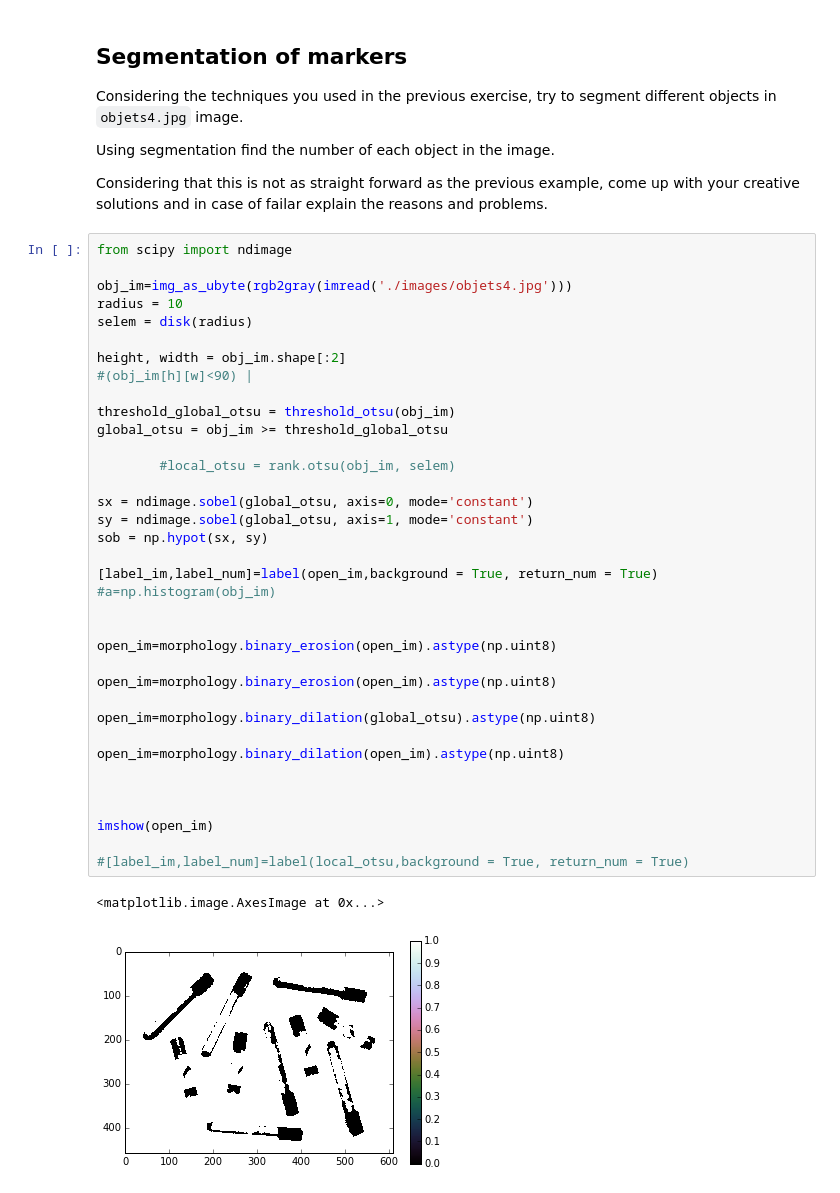
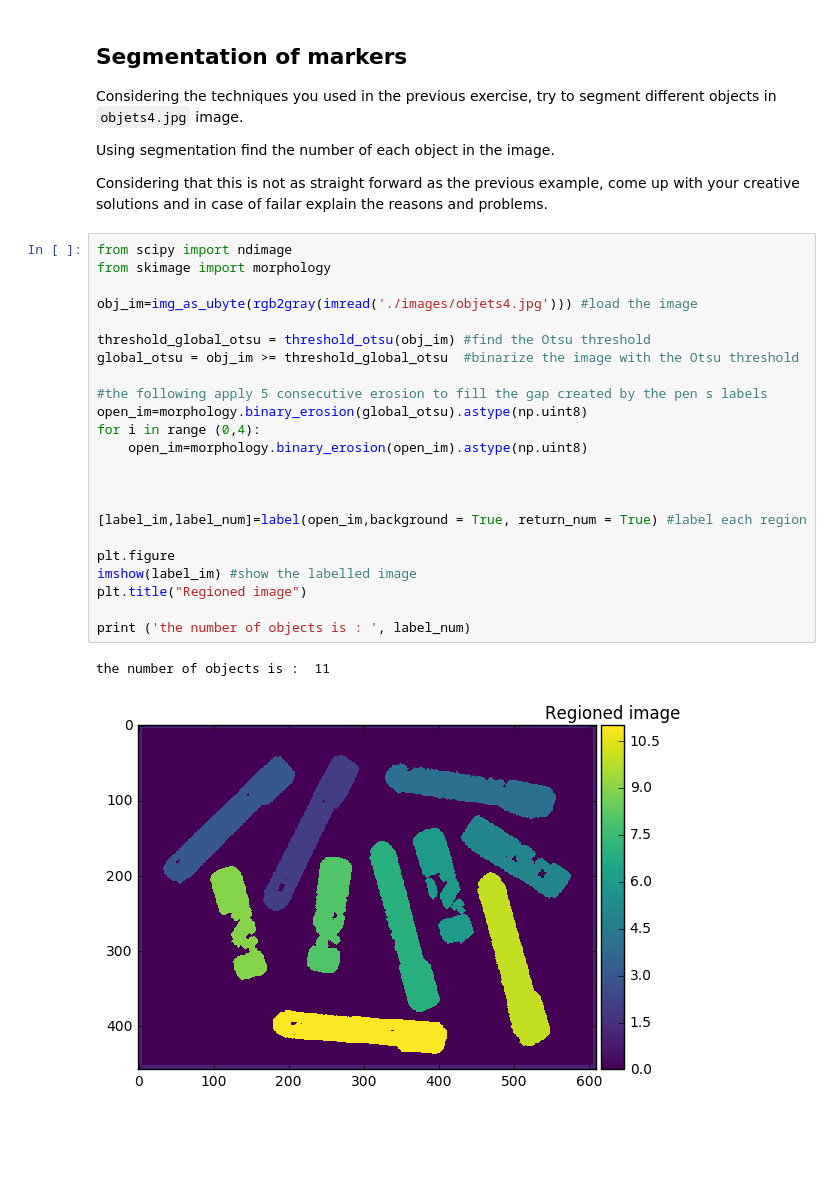
Before and after one commit to savinienb/B31XB-IIP-TP-1617, a Jupyter notebook: 5-segmentation/segmentation.ipynb, the cells around one changed output. Drawn from its saved outputs; the diff is of its cells as text; blank space fills up the shorter version.

```diff
--- a/5-segmentation/segmentation.ipynb
+++ b/5-segmentation/segmentation.ipynb
@@ -122,42 +126,29 @@ Considering the techniques you used in the previous exercise, try to segment dif
 Using segmentation find the number of each object in the image.
 
 Considering that this is not as straight forward as the previous example, come up with your creative solutions and in case of failar explain the reasons and problems.
-# %%
-from scipy import ndimage
-
-obj_im=img_as_ubyte(rgb2gray(imread('./images/objets4.jpg')))
-radius = 10
-selem = disk(radius)
-
-height, width = obj_im.shape[:2]
-#(obj_im[h][w]<90) |
-
-threshold_global_otsu = threshold_otsu(obj_im)
-global_otsu = obj_im >= threshold_global_otsu
-
-        #local_otsu = rank.otsu(obj_im, selem)
-
-sx = ndimage.sobel(global_otsu, axis=0, mode='constant')
-sy = ndimage.sobel(global_otsu, axis=1, mode='constant')
-sob = np.hypot(sx, sy)
-
-[label_im,label_num]=label(open_im,background = True, return_num = True)
-#a=np.histogram(obj_im)
-
-
-open_im=morphology.binary_erosion(open_im).astype(np.uint8)
-
-open_im=morphology.binary_erosion(open_im).astype(np.uint8)
-
-open_im=morphology.binary_dilation(global_otsu).astype(np.uint8)
-
-open_im=morphology.binary_dilation(open_im).astype(np.uint8)
-
-
-
-imshow(open_im)
-
-#[label_im,label_num]=label(local_otsu,background = True, return_num = True)
-# %% [output]
-<matplotlib.image.AxesImage at 0x...>
-[figure, removed]
+# %%
+from scipy import ndimage
+from skimage import morphology
+
+obj_im=img_as_ubyte(rgb2gray(imread('./images/objets4.jpg'))) #load the image
+
+threshold_global_otsu = threshold_otsu(obj_im) #find the Otsu threshold
+global_otsu = obj_im >= threshold_global_otsu  #binarize the image with the Otsu threshold
+
+#the following apply 5 consecutive erosion to fill the gap created by the pen s labels
+open_im=morphology.binary_erosion(global_otsu).astype(np.uint8)
+for i in range (0,4):
+    open_im=morphology.binary_erosion(open_im).astype(np.uint8)
+
+
+
+[label_im,label_num]=label(open_im,background = True, return_num = True) #label each region
+
+plt.figure
+imshow(label_im) #show the labelled image
+plt.title("Regioned image")
+
+print ('the number of objects is : ', label_num)
+# %% [output]
+the number of objects is :  11
+[figure, added]
```
Also changed, not shown: parts of 5 cells of this notebook.
